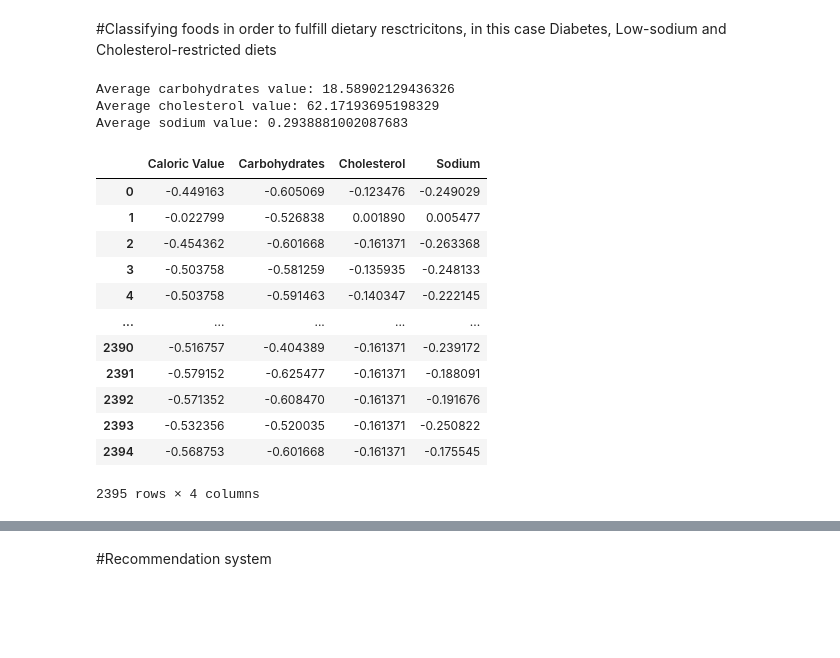
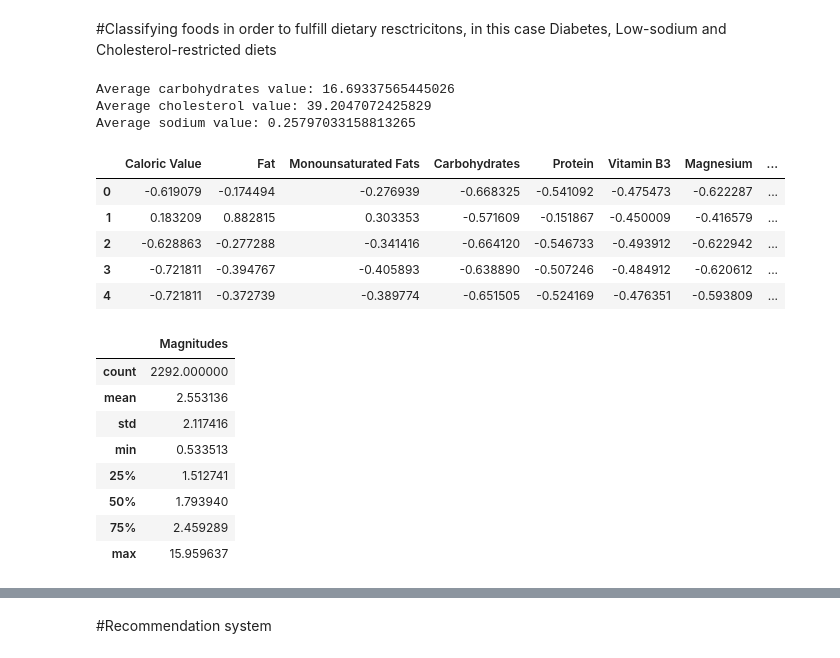
Before and after one commit to Rendy3001/SemesterProject, a Jupyter notebook: RecommendationSystem.ipynb, the cells around one changed output, grey strips where cells are left out. Drawn from its saved outputs; the diff is of its cells as text; code cells hidden in the pictures; blank space fills up the shorter version.

```diff
--- a/RecommendationSystem.ipynb
+++ b/RecommendationSystem.ipynb
@@ -129,0 +306,4 @@ food_data_filtered
+# %%
+data_filtered = food_data[numerical_features_filtered]
+data_filtered= pd.concat([food_data['food'], data_filtered], axis=1)
+data_filtered
@@ -130,45 +324,51 @@ food_data_filtered
 # %% [markdown]
 #Classifying foods in order to fulfill dietary resctricitons, in this case Diabetes, Low-sodium and Cholesterol-restricted diets
 # %%
-print('Average carbohydrates value:', food_data_filtered['Carbohydrates'].mean())
-print('Average cholesterol value:', food_data_filtered['Cholesterol'].mean())
-print('Average sodium value:', food_data_filtered['Sodium'].mean())
+print('Average carbohydrates value:', data_filtered['Carbohydrates'].mean())
+print('Average cholesterol value:', data_filtered['Cholesterol'].mean())
+print('Average sodium value:', data_filtered['Sodium'].mean())
 # %% [output]
-Average carbohydrates value: 18.58902129436326
-Average cholesterol value: 62.17193695198329
-Average sodium value: 0.2938881002087683
+Average carbohydrates value: 16.69337565445026
+Average cholesterol value: 39.2047072425829
+Average sodium value: 0.25797033158813265
 # %%
 #Setting thresholds for each dietary resctriction
 carbohydrates_threshold = 15
 cholesterol_threshold = 0.1
-sodium_threshold = 0.2
+sodium_threshold = 0.15
 # %%
 #Creating columns for every food considering every set restriction
-food_data_filtered['Low_carbohydrates'] = np.where(food_data_filtered['Carbohydrates'] <= carbohydrates_threshold, True, False)
-food_data_filtered['Low_sodium'] = np.where(food_data_filtered['Sodium'] <= sodium_threshold, True, False)
-food_data_filtered['Low_cholesterol'] = np.where(food_data_filtered['Cholesterol'] <= cholesterol_threshold, True, False)
+data_filtered['Low_carbohydrates'] = np.where(data_filtered['Carbohydrates'] <= carbohydrates_threshold, True, False)
+data_filtered['Low_sodium'] = np.where(data_filtered['Sodium'] <= sodium_threshold, True, False)
+data_filtered['Low_cholesterol'] = np.where(data_filtered['Cholesterol'] <= cholesterol_threshold, True, False)
 # %%
 #Importing standard scaler and scaling data to achieve equality in values of different columns
 from sklearn.preprocessing import StandardScaler
 scaler = StandardScaler()
 # %%
-#Scaling selected features
-features = ['Caloric Value', 'Carbohydrates', 'Cholesterol', 'Sodium']
-data_scaled = scaler.fit_transform(food_data_filtered[features])
+#Scaling selected numerical features
+data_scaled = scaler.fit_transform(data_filtered[numerical_features_filtered])
 # %%
 #Checking the scaled features
-pd.DataFrame(data_scaled, columns=features)
+pd.DataFrame(data_scaled, columns=numerical_features_filtered).head()
 # %% [output]
-|  | Caloric Value | Carbohydrates | Cholesterol | Sodium |
-| 0 | -0.449163 | -0.605069 | -0.123476 | -0.249029 |
-| 1 | -0.022799 | -0.526838 | 0.001890 | 0.005477 |
-| 2 | -0.454362 | -0.601668 | -0.161371 | -0.263368 |
-| 3 | -0.503758 | -0.581259 | -0.135935 | -0.248133 |
-| 4 | -0.503758 | -0.591463 | -0.140347 | -0.222145 |
-| ... | ... | ... | ... | ... |
-| 2390 | -0.516757 | -0.404389 | -0.161371 | -0.239172 |
-| 2391 | -0.579152 | -0.625477 | -0.161371 | -0.188091 |
-| 2392 | -0.571352 | -0.608470 | -0.161371 | -0.191676 |
-| 2393 | -0.532356 | -0.520035 | -0.161371 | -0.250822 |
-| 2394 | -0.568753 | -0.601668 | -0.161371 | -0.175545 |
+|  | Caloric Value | Fat | Monounsaturated Fats | Carbohydrates | Protein | Vitamin B3 | Magnesium | ... |
+| 0 | -0.619079 | -0.174494 | -0.276939 | -0.668325 | -0.541092 | -0.475473 | -0.622287 | ... |
+| 1 | 0.183209 | 0.882815 | 0.303353 | -0.571609 | -0.151867 | -0.450009 | -0.416579 | ... |
+| 2 | -0.628863 | -0.277288 | -0.341416 | -0.664120 | -0.546733 | -0.493912 | -0.622942 | ... |
+| 3 | -0.721811 | -0.394767 | -0.405893 | -0.638890 | -0.507246 | -0.484912 | -0.620612 | ... |
+| 4 | -0.721811 | -0.372739 | -0.389774 | -0.651505 | -0.524169 | -0.476351 | -0.593809 | ... |
-2395 rows × 4 columns
+# %%
+#Calculating magnitute of vectors
+magnitudes = np.linalg.norm(data_scaled, axis=1)
+pd.DataFrame(magnitudes, columns=['Magnitudes']).describe()
+# %% [output]
+|  | Magnitudes |
+| count | 2292.000000 |
+| mean | 2.553136 |
+| std | 2.117416 |
+| min | 0.533513 |
+| 25% | 1.512741 |
+| 50% | 1.793940 |
+| 75% | 2.459289 |
+| max | 15.959637 |
```
Also changed, not shown: parts of 56 cells of this notebook.
